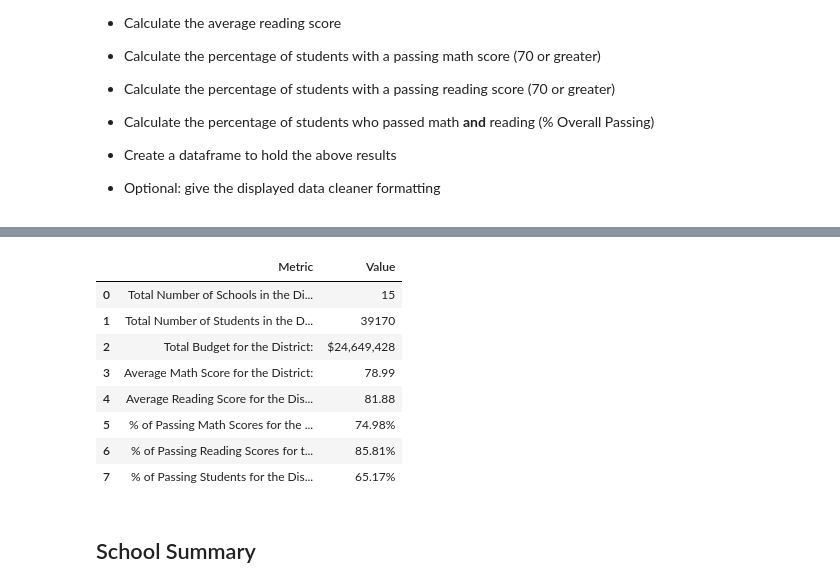
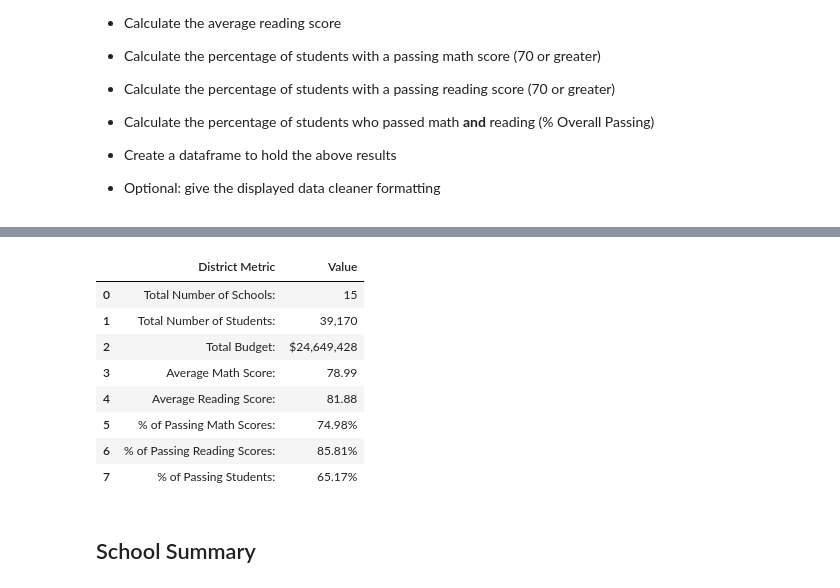
Before and after one commit to BrandonOverlie/pandas-challenge, a Jupyter notebook: PyCitySchools/02-Homework_04-Pandas_Instructions_PyCitySchools_PyCitySchools_starter (1).ipynb, the cells around one changed output, grey strips where cells are left out. Cells and saved outputs as stored; diff of their text form; code cells hidden in the pictures.

Commit message:
update of formatting

```diff
--- a/PyCitySchools/02-Homework_04-Pandas_Instructions_PyCitySchools_PyCitySchools_starter (1).ipynb
+++ b/PyCitySchools/02-Homework_04-Pandas_Instructions_PyCitySchools_PyCitySchools_starter (1).ipynb
@@ -91,26 +75,26 @@ percent_passing_students = number_of_passing_students / number_of_students
 # %%
 # format the data and store it as a dictionary, convert it to a data frame, then print the formatted results
-District_Summary_dict = [{"Metric": "Total Number of Schools in the District:", "Value": number_of_schools},
-                        {"Metric": "Total Number of Students in the District:", "Value": number_of_students},
-                        {"Metric": "Total Budget for the District:", "Value": "${:,.0f}".format(total_budget)},
-                        {"Metric": "Average Math Score for the District:", "Value": round(average_math_score, 2)},
-                        {"Metric": "Average Reading Score for the District:", "Value": round(average_reading_score, 2)},
-                        {"Metric": "% of Passing Math Scores for the District:", "Value": "{0:.2f}%".format(percent_passing_math_students * 100)},
-                        {"Metric": "% of Passing Reading Scores for the District:", "Value": "{0:.2f}%".format(percent_passing_reading_students * 100)},
-                        {"Metric": "% of Passing Students for the District:", "Value": "{0:.2f}%".format(percent_passing_students * 100)}
+District_Summary_dict = [{"District Metric": "Total Number of Schools:", "Value": number_of_schools},
+                        {"District Metric": "Total Number of Students:", "Value": "{:,.0f}".format(number_of_students)},
+                        {"District Metric": "Total Budget:", "Value": "${:,.0f}".format(total_budget)},
+                        {"District Metric": "Average Math Score:", "Value": round(average_math_score, 2)},
+                        {"District Metric": "Average Reading Score:", "Value": round(average_reading_score, 2)},
+                        {"District Metric": "% of Passing Math Scores:", "Value": "{0:.2f}%".format(percent_passing_math_students * 100)},
+                        {"District Metric": "% of Passing Reading Scores:", "Value": "{0:.2f}%".format(percent_passing_reading_students * 100)},
+                        {"District Metric": "% of Passing Students:", "Value": "{0:.2f}%".format(percent_passing_students * 100)}
                         ]
 District_Summary_df = pd.DataFrame(District_Summary_dict)
 District_Summary_df
 # %% [output]
-|  | Metric | Value |
-| 0 | Total Number of Schools in the Di... | 15 |
-| 1 | Total Number of Students in the D... | 39170 |
-| 2 | Total Budget for the District: | $24,649,428 |
-| 3 | Average Math Score for the District: | 78.99 |
-| 4 | Average Reading Score for the Dis... | 81.88 |
-| 5 | % of Passing Math Scores for the ... | 74.98% |
-| 6 | % of Passing Reading Scores for t... | 85.81% |
-| 7 | % of Passing Students for the Dis... | 65.17% |
+|  | District Metric | Value |
+| 0 | Total Number of Schools: | 15 |
+| 1 | Total Number of Students: | 39,170 |
+| 2 | Total Budget: | $24,649,428 |
+| 3 | Average Math Score: | 78.99 |
+| 4 | Average Reading Score: | 81.88 |
+| 5 | % of Passing Math Scores: | 74.98% |
+| 6 | % of Passing Reading Scores: | 85.81% |
+| 7 | % of Passing Students: | 65.17% |
 # %% [markdown]
 ## School Summary
 # %% [markdown]
```
Also changed, not shown: parts of 12 cells of this notebook.
